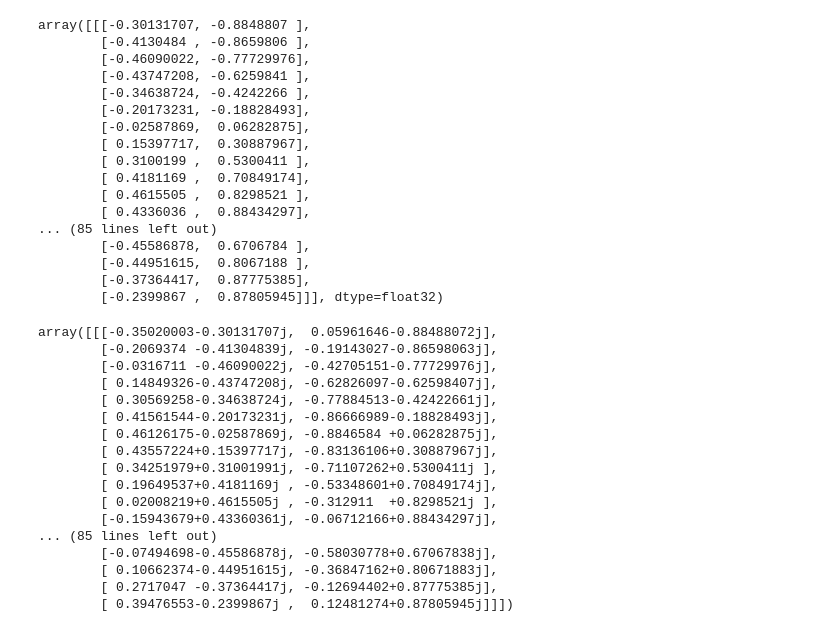
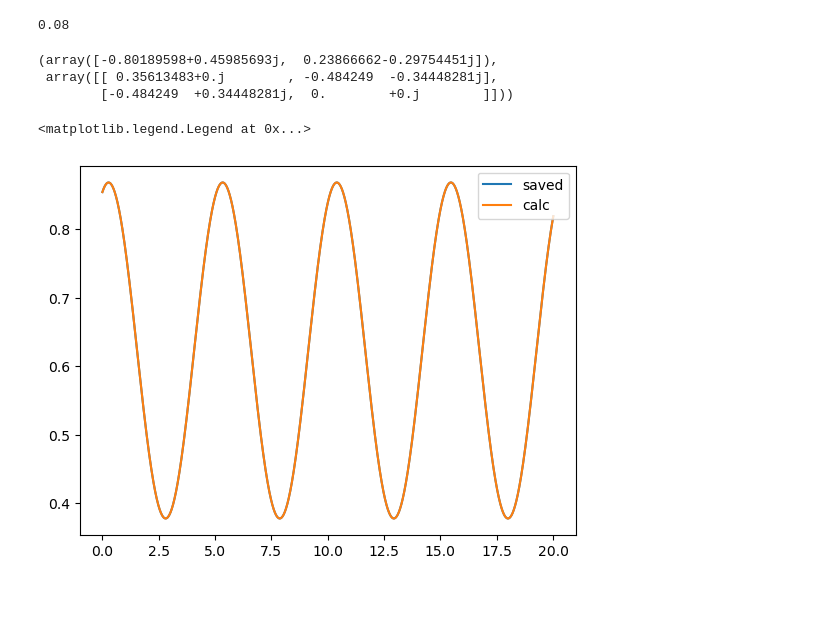
Before and after one commit to eliweissler/CSCI_5576_HW, a Jupyter notebook: final_project/test.ipynb, the cells around one changed output. Drawn from its saved outputs; the diff is of its cells as text; code cells hidden in the pictures; blank space fills up the shorter version.

```diff
--- a/final_project/test.ipynb
+++ b/final_project/test.ipynb
@@ -6,12 +6,0 @@ import numpy as np
-# %%
-def read_data(hfile: str, dim: int, train_test: str, i_start: int, i_end: int):
-
-    with h5py.File(hfile, "r") as f:
-        data_re = f[f"dim_{dim}/{train_test}_re"][i_start:i_end]
-        data_im = f[f"dim_{dim}/{train_test}_im"][i_start:i_end]
-
-    data = np.zeros_like(data_im, dtype=np.complex128)
-    data += data_re
-    data += 1.0j*data_im
-
-    return data
@@ -22,40 +7,27 @@ f.close()
-# %%
-f["dim_2/train_im"][0:1]
-# %% [output]
-array([[[-0.30131707, -0.8848807 ],
-        [-0.4130484 , -0.8659806 ],
-        [-0.46090022, -0.77729976],
-        [-0.43747208, -0.6259841 ],
-        [-0.34638724, -0.4242266 ],
-        [-0.20173231, -0.18828493],
-        [-0.02587869,  0.06282875],
-        [ 0.15397717,  0.30887967],
-        [ 0.3100199 ,  0.5300411 ],
-        [ 0.4181169 ,  0.70849174],
-        [ 0.4615505 ,  0.8298521 ],
-        [ 0.4336036 ,  0.88434297],
-... (85 lines left out)
-        [-0.45586878,  0.6706784 ],
-        [-0.44951615,  0.8067188 ],
-        [-0.37364417,  0.87775385],
-        [-0.2399867 ,  0.87805945]]], dtype=float32)
-# %%
-read_data("data.hdf5", 2, "train", 0, 1)
-# %% [output]
-array([[[-0.35020003-0.30131707j,  0.05961646-0.88488072j],
-        [-0.2069374 -0.41304839j, -0.19143027-0.86598063j],
-        [-0.0316711 -0.46090022j, -0.42705151-0.77729976j],
-        [ 0.14849326-0.43747208j, -0.62826097-0.62598407j],
-        [ 0.30569258-0.34638724j, -0.77884513-0.42422661j],
-        [ 0.41561544-0.20173231j, -0.86666989-0.18828493j],
-        [ 0.46126175-0.02587869j, -0.8846584 +0.06282875j],
-        [ 0.43557224+0.15397717j, -0.83136106+0.30887967j],
-        [ 0.34251979+0.31001991j, -0.71107262+0.5300411j ],
-        [ 0.19649537+0.4181169j , -0.53348601+0.70849174j],
-        [ 0.02008219+0.4615505j , -0.312911  +0.8298521j ],
-        [-0.15943679+0.43360361j, -0.06712166+0.88434297j],
-... (85 lines left out)
-        [-0.07494698-0.45586878j, -0.58030778+0.67067838j],
-        [ 0.10662374-0.44951615j, -0.36847162+0.80671883j],
-        [ 0.2717047 -0.37364417j, -0.12694402+0.87775385j],
-        [ 0.39476553-0.2399867j ,  0.12481274+0.87805945j]]])
+# %%
+(100*100*8 / 1e06)
+# %% [output]
+0.08
+# %%
+i = 2
+states, H = read_data("data.hdf5", 2, "train", i, i+1)
+H0 = H[0,0]
+psi0 = states[0,0]
+psi0, H0
+# %% [output]
+(array([-0.80189598+0.45985693j,  0.23866662-0.29754451j]),
+ array([[ 0.35613483+0.j        , -0.484249  -0.34448281j],
+        [-0.484249  +0.34448281j,  0.        +0.j        ]]))
+# %%
+prob0 = np.abs(states[0,:,0])**2
+t_end=20
+dt = 0.01
+t_list = np.arange(0, t_end+dt, dt)
+states_calc = qt.sesolve(qt.Qobj(H0), qt.Qobj(psi0), tlist=np.arange(0, t_end+dt, dt))
+prob0_calc = [np.abs(s[0][0][0])**2 for s in states_calc.states]
+plt.plot(t_list, prob0, label="saved")
+plt.plot(t_list, prob0_calc, label="calc")
+plt.legend()
+# %% [output]
+<matplotlib.legend.Legend at 0x...>
+[figure, added]
```
Also changed, not shown: parts of 4 cells of this notebook, 2 other files.
